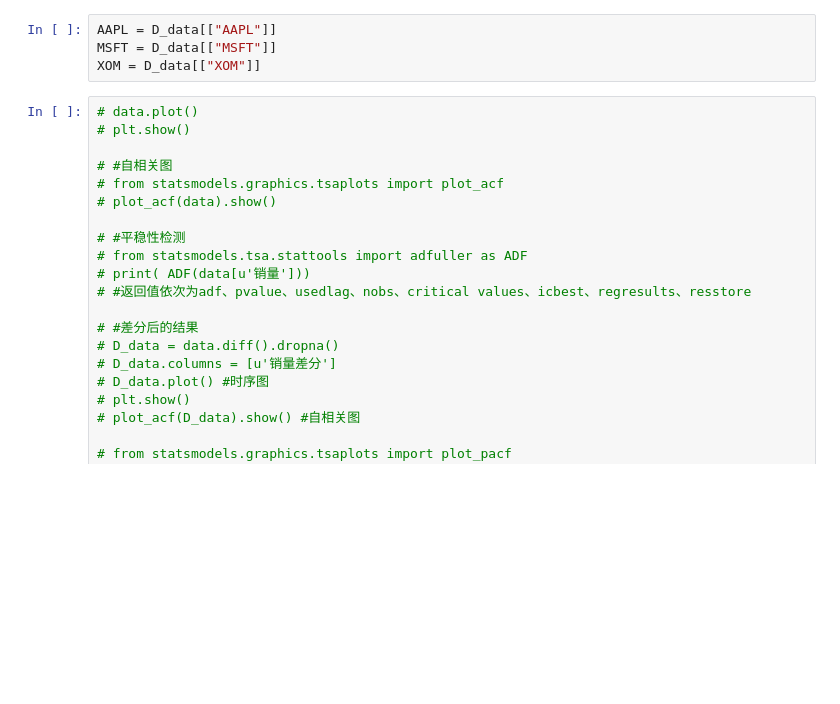
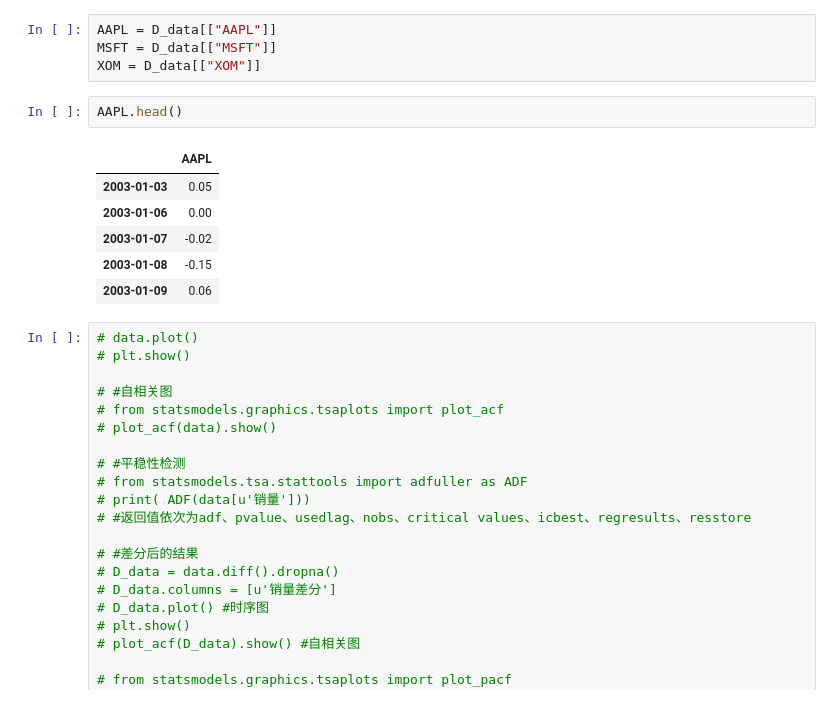
Before and after one commit to WentingRuan/Learn_Python, a Jupyter notebook: 12/hw_12.ipynb, the cells around one changed output. Saved outputs shown, nothing was run; the diff lists cells and outputs as text; blank space fills up the shorter version.

```diff
--- a/12/hw_12.ipynb
+++ b/12/hw_12.ipynb
@@ -215,6 +219,15 @@ D_data.head()
 AAPL = D_data[["AAPL"]]
 MSFT = D_data[["MSFT"]]
 XOM = D_data[["XOM"]]
+# %%
+AAPL.head()
+# %% [output]
+|  | AAPL |
+| 2003-01-03 | 0.05 |
+| 2003-01-06 | 0.00 |
+| 2003-01-07 | -0.02 |
+| 2003-01-08 | -0.15 |
+| 2003-01-09 | 0.06 |
 # %%
 # data.plot()
 # plt.show()
```
Also changed, not shown: parts of 8 cells of this notebook, 1 other file.
